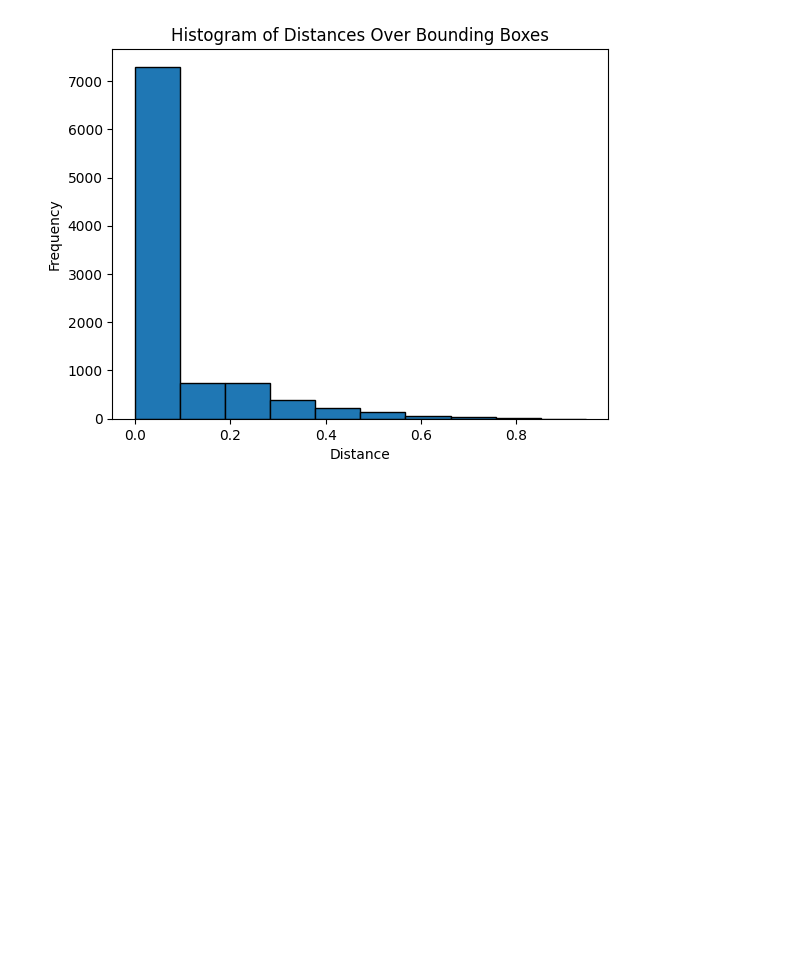
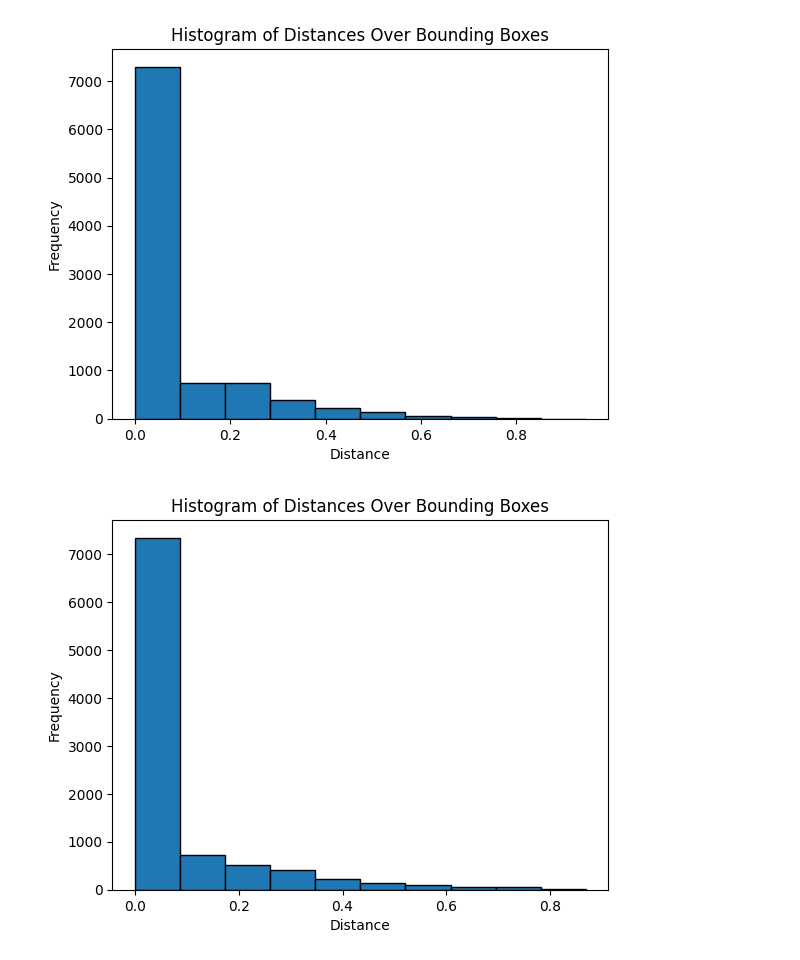
Before and after one commit to salvatorebuono02/ObjDct_Repo, a Jupyter notebook: models/FOMO/LeNetFOMO.ipynb, the cells around one changed output. Cells and saved outputs as stored; diff of their text form; code cells hidden in the pictures; blank space fills up the shorter version.

```diff
--- a/models/FOMO/LeNetFOMO.ipynb
+++ b/models/FOMO/LeNetFOMO.ipynb
@@ -982,3 +1086,36 @@ plt.title('Histogram of Distances Over Bounding Boxes')
 plt.show()
 # %% [output]
 [figure]
+# %%
+# Calcolo delle distanze minime
+distances_4 = []
+
+#for (idx_p,_,_, x_p, y_p), (idx_b,_, x_center, y_center, width, height) in zip(pred_boxes, real_boxes):
+for idx_p, _ ,_ ,x_p, y_p in pred_boxes_4:
+  for idx_b,_, x_center, y_center, width, height in real_boxes_4:
+    if idx_p == idx_b:
+      x_left = x_center - width / 2
+      x_right = x_center + width / 2
+      y_top = y_center - height / 2
+      y_bottom = y_center + height / 2
+
+      dist_left = abs(x_p - x_left) if x_p < x_left else float('inf')
+      dist_right = abs(x_p - x_right) if x_p > x_right else float('inf')
+      dist_top = abs(y_p - y_top) if y_p < y_top else float('inf')
+      dist_bottom = abs(y_p - y_bottom) if y_p > y_bottom else float('inf')
+
+      # Se il punto è all'interno della bounding box, la distanza è zero
+      if x_left <= x_p <= x_right and y_top <= y_p <= y_bottom:
+          min_distance = 0
+      else:
+          min_distance = min(dist_left, dist_right, dist_top, dist_bottom)
+
+      distances_4.append(min_distance)
+
+plt.hist(distances_4, edgecolor='black')
+plt.xlabel('Distance')
+plt.ylabel('Frequency')
+plt.title('Histogram of Distances Over Bounding Boxes')
+plt.show()
+# %% [output]
+[figure, added]
```
Also changed, not shown: parts of 13 cells of this notebook.
